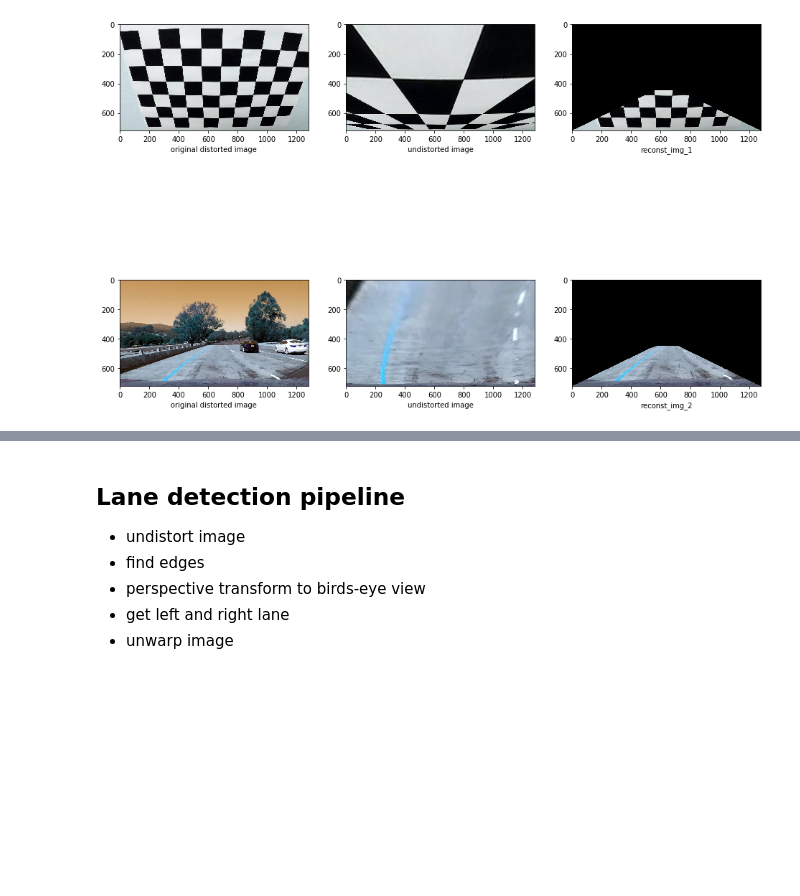
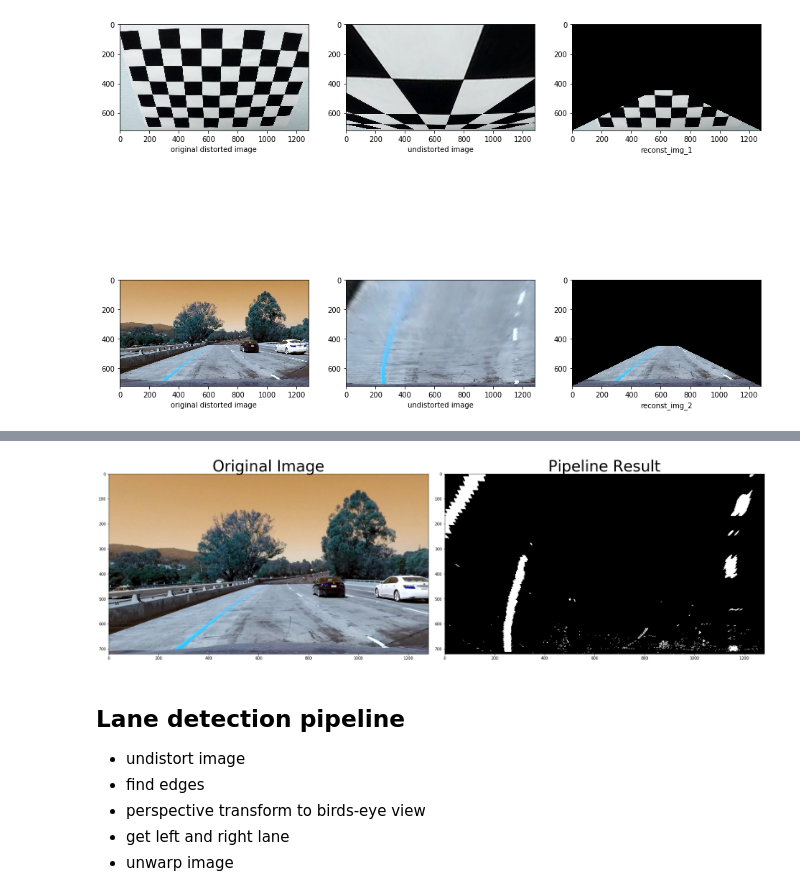
Before and after one commit to AmeyaWagh/CarND_Advanced_Lane_Lines, a Jupyter notebook: Advanced_Lane_Lines.ipynb, the cells around one changed output, grey strips where cells are left out. Saved outputs shown, nothing was run; the diff lists cells and outputs as text; code cells hidden in the pictures; blank space fills up the shorter version.

```diff
--- a/Advanced_Lane_Lines.ipynb
+++ b/Advanced_Lane_Lines.ipynb
@@ -158,3 +226,17 @@ plt.show()
+# %%
+transformed_result,M_inv_result = camera.perspective_transform(result)
+# Plot the result
+f, (ax1, ax2) = plt.subplots(1, 2, figsize=(24, 9))
+f.tight_layout()
+
+ax1.imshow(undistorted_img_2)
+ax1.set_title('Original Image', fontsize=40)
+
+ax2.imshow(transformed_result,cmap='gray')
+ax2.set_title('Pipeline Result', fontsize=40)
+plt.subplots_adjust(left=0., right=1, top=0.9, bottom=0.)
+# %% [output]
+[figure, added]
 # %% [markdown]
 ## Lane detection pipeline
  - undistort image
```
Also changed, not shown: parts of 7 cells of this notebook, 1 other file.
